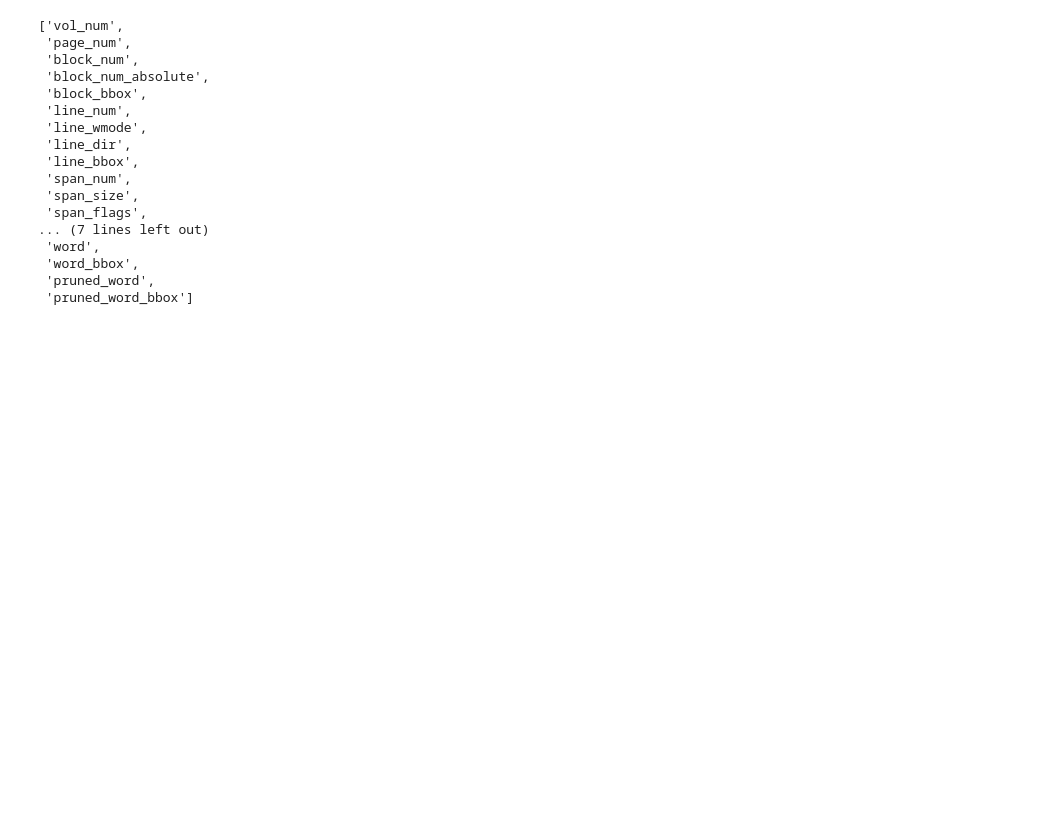
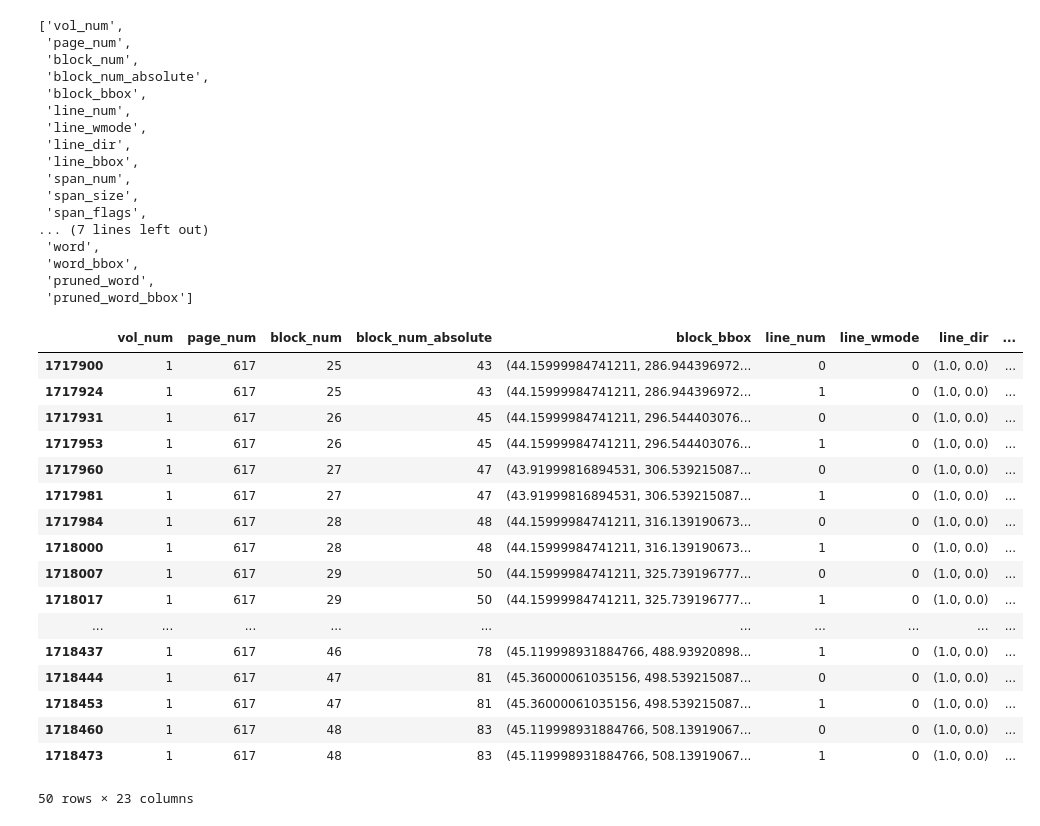
Before and after one commit to shidedh/UpdateFlora, a Jupyter notebook: index_code/text_word_bbox.ipynb, the cells around one changed output. Cells and saved outputs as stored; diff of their text form; code cells hidden in the pictures; blank space fills up the shorter version.

```diff
--- a/index_code/text_word_bbox.ipynb
+++ b/index_code/text_word_bbox.ipynb
@@ -72,9 +72,9 @@ keep_cols
  'pruned_word',
  'pruned_word_bbox']
 # %%
-all_vol_data = [(vol1_char_df, vol1_index, vol1_doc, "word_bbox_sample_vol1"),
-                (vol2_char_df, vol2_index, vol2_doc, "word_bbox_sample_vol2"),
-                (vol3_char_df, vol3_index, vol3_doc, "word_bbox_sample_vol3")]
+all_vol_data = [(vol1_char_df, vol1_index, vol1_doc, "word0_bbox_sample_vol1"),
+                (vol2_char_df, vol2_index, vol2_doc, "word0_bbox_sample_vol2"),
+                (vol3_char_df, vol3_index, vol3_doc, "word0_bbox_sample_vol3")]
 
 for vol_char_df, vol_index, vol_doc, output_name in all_vol_data:
     image_list = []
@@ -84,11 +84,11 @@ for vol_char_df, vol_index, vol_doc, output_name in all_vol_data:
         image = Image.open(io.BytesIO(pix_map.tobytes()))
         draw = ImageDraw.Draw(image)
 
-        temp_df = vol_char_df[vol_char_df["page_num"] == page_num].loc[:, keep_cols].drop_duplicates()
+        temp_df = vol_char_df[(vol_char_df["page_num"] == page_num) & (vol_char_df['word_num'] == 0)].loc[:, keep_cols].drop_duplicates()
 
-        for coord in temp_df['pruned_word_bbox'] :
-            x0, y0, x1, y1 = [f*TARGET_DPI/ 72 for f in coord]
-            draw.rectangle((x0, y0, x1, y1), fill=None, outline=ImageColor.getrgb("#FF7F50"), width=5)
+        # for coord in temp_df['pruned_word_bbox'] :
+        #     x0, y0, x1, y1 = [f*TARGET_DPI/ 72 for f in coord]
+        #     draw.rectangle((x0, y0, x1, y1), fill=None, outline=ImageColor.getrgb("#FF7F50"), width=5)
 
         for coord in temp_df['word_bbox']:
             x0, y0, x1, y1 = [f*TARGET_DPI/ 72 for f in coord]
@@ -97,3 +97,24 @@ for vol_char_df, vol_index, vol_doc, output_name in all_vol_data:
         image_list.append(image)
         #save pages of the volume
     image_list[0].save('../output/local/'+output_name+'.pdf' ,save_all=True, append_images=image_list[1:])
+# %%
+vol1_char_df[(vol1_char_df["page_num"] == vol1_index[1]) & (vol1_char_df['word_num'] == 0)].loc[:, keep_cols].drop_duplicates().iloc[50:100,:]
+# %% [output]
+|  | vol_num | page_num | block_num | block_num_absolute | block_bbox | line_num | line_wmode | line_dir | ... |
+| 1717900 | 1 | 617 | 25 | 43 | (44.15999984741211, 286.944396972... | 0 | 0 | (1.0, 0.0) | ... |
+| 1717924 | 1 | 617 | 25 | 43 | (44.15999984741211, 286.944396972... | 1 | 0 | (1.0, 0.0) | ... |
+| 1717931 | 1 | 617 | 26 | 45 | (44.15999984741211, 296.544403076... | 0 | 0 | (1.0, 0.0) | ... |
+| 1717953 | 1 | 617 | 26 | 45 | (44.15999984741211, 296.544403076... | 1 | 0 | (1.0, 0.0) | ... |
+| 1717960 | 1 | 617 | 27 | 47 | (43.91999816894531, 306.539215087... | 0 | 0 | (1.0, 0.0) | ... |
+| 1717981 | 1 | 617 | 27 | 47 | (43.91999816894531, 306.539215087... | 1 | 0 | (1.0, 0.0) | ... |
+| 1717984 | 1 | 617 | 28 | 48 | (44.15999984741211, 316.139190673... | 0 | 0 | (1.0, 0.0) | ... |
+| 1718000 | 1 | 617 | 28 | 48 | (44.15999984741211, 316.139190673... | 1 | 0 | (1.0, 0.0) | ... |
+| 1718007 | 1 | 617 | 29 | 50 | (44.15999984741211, 325.739196777... | 0 | 0 | (1.0, 0.0) | ... |
+| 1718017 | 1 | 617 | 29 | 50 | (44.15999984741211, 325.739196777... | 1 | 0 | (1.0, 0.0) | ... |
+| ... | ... | ... | ... | ... | ... | ... | ... | ... | ... |
+| 1718437 | 1 | 617 | 46 | 78 | (45.119998931884766, 488.93920898... | 1 | 0 | (1.0, 0.0) | ... |
+| 1718444 | 1 | 617 | 47 | 81 | (45.36000061035156, 498.539215087... | 0 | 0 | (1.0, 0.0) | ... |
+| 1718453 | 1 | 617 | 47 | 81 | (45.36000061035156, 498.539215087... | 1 | 0 | (1.0, 0.0) | ... |
+| 1718460 | 1 | 617 | 48 | 83 | (45.119998931884766, 508.13919067... | 0 | 0 | (1.0, 0.0) | ... |
+| 1718473 | 1 | 617 | 48 | 83 | (45.119998931884766, 508.13919067... | 1 | 0 | (1.0, 0.0) | ... |
+50 rows × 23 columns
```
Also changed, not shown: 1 other file.
